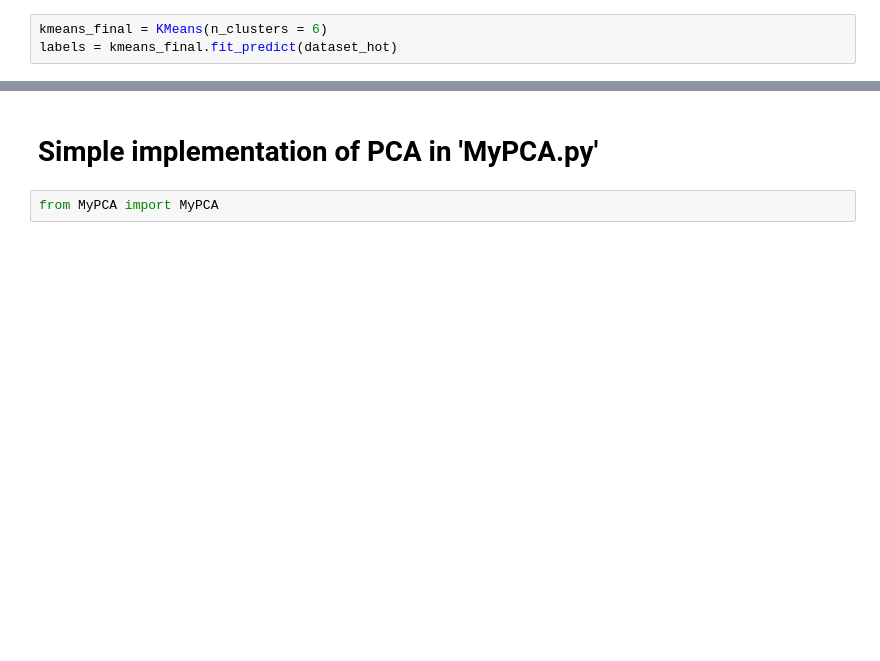
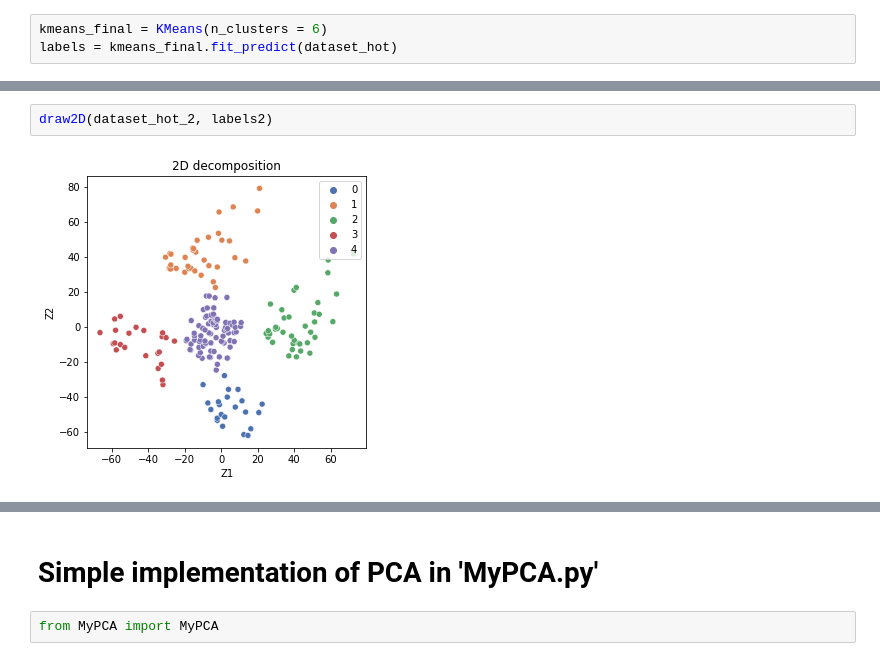
Before and after one commit to NaIwo/Customer-segmentation, a Jupyter notebook: Customer.ipynb, the cells around one changed output, grey strips where cells are left out. Drawn from its saved outputs; the diff is of its cells as text; blank space fills up the shorter version.

```diff
--- a/Customer.ipynb
+++ b/Customer.ipynb
@@ -209,0 +225,4 @@ draw3D(dataset_hot_98, labels)
+# %%
+draw2D(dataset_hot_2, labels2)
+# %% [output]
+[figure, added]
```
Also changed, not shown: parts of 21 cells of this notebook.
